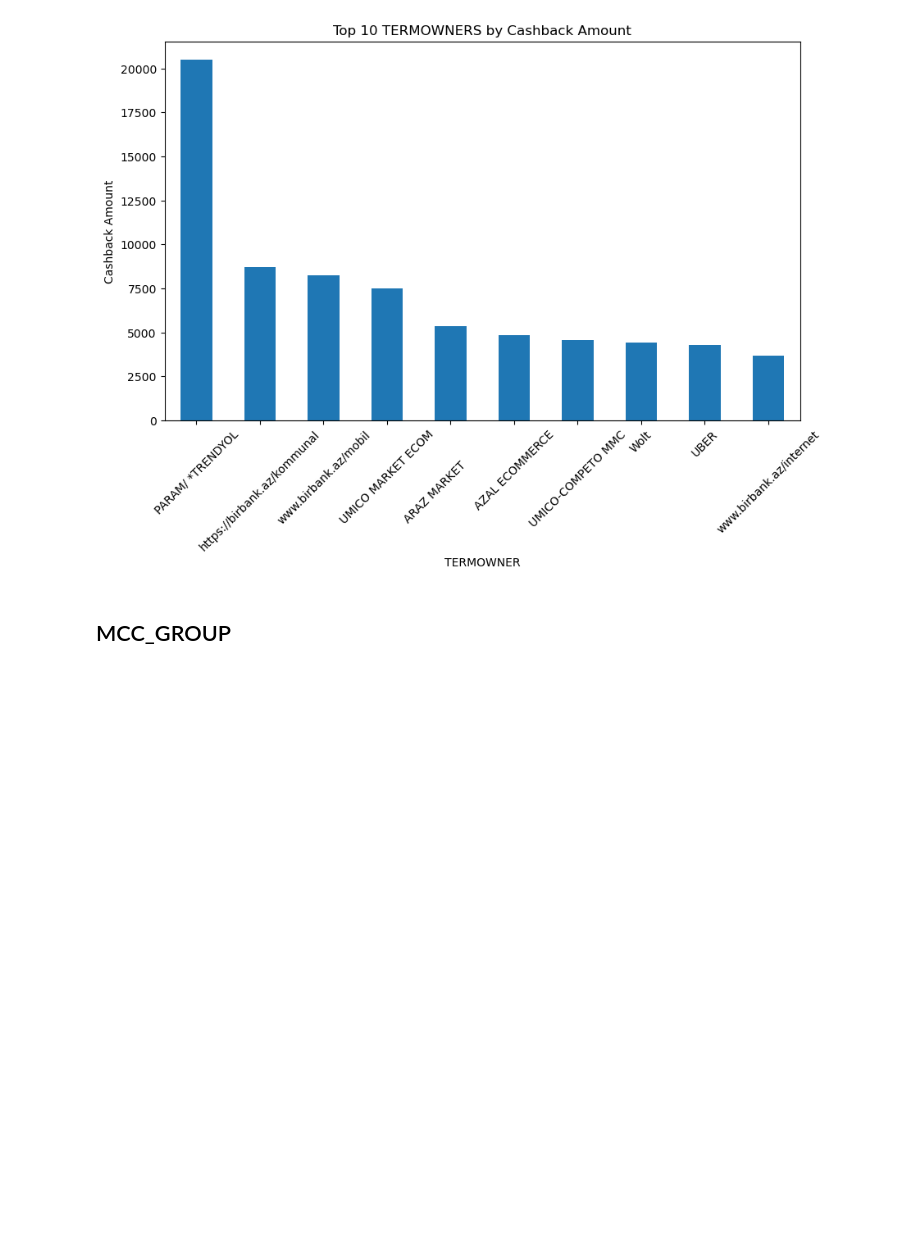
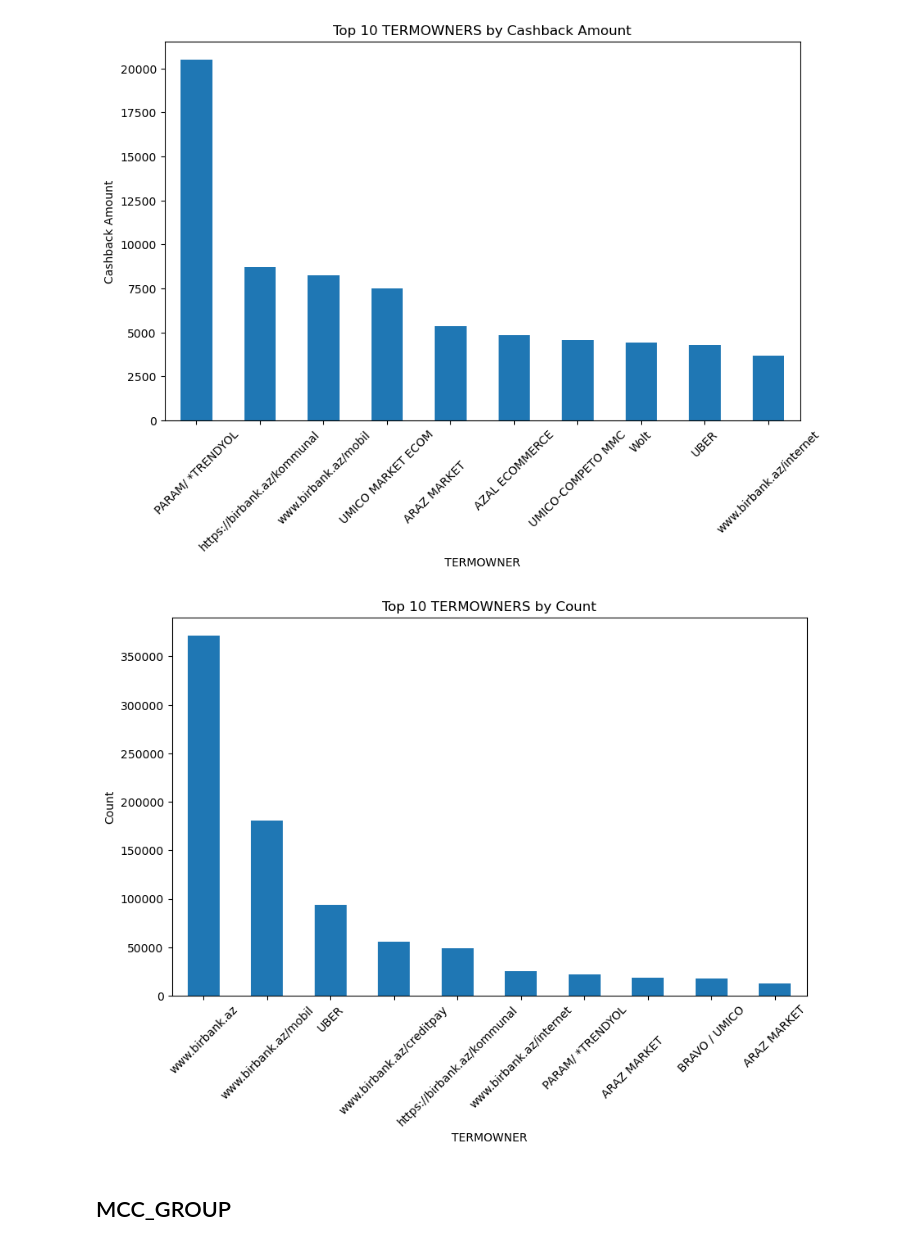
Before and after one commit to Ismat-Samadov/vipemlak_az, a Jupyter notebook: Cashback.ipynb, the cells around one changed output. Saved outputs shown, nothing was run; the diff lists cells and outputs as text; code cells hidden in the pictures; blank space fills up the shorter version.

```diff
--- a/Cashback.ipynb
+++ b/Cashback.ipynb
@@ -169,6 +169,23 @@ plt.xticks(rotation=45)
 plt.show()
 # %% [output]
 [figure]
+# %%
+# Count the occurrences of each TERMOWNER
+result = df['TERMOWNER'].value_counts()
+
+# Select the top 10 TERMOWNERS
+top_10 = result.head(10)
+
+# Create a bar chart
+plt.figure(figsize=(10, 6))
+top_10.plot(kind='bar')
+plt.xlabel('TERMOWNER')
+plt.ylabel('Count')
+plt.title('Top 10 TERMOWNERS by Count')
+plt.xticks(rotation=45)
+plt.show()
+# %% [output]
+[figure, added]
 # %% [markdown]
 ## MCC_GROUP
 # %%
```
Also changed, not shown: parts of 7 cells of this notebook.
